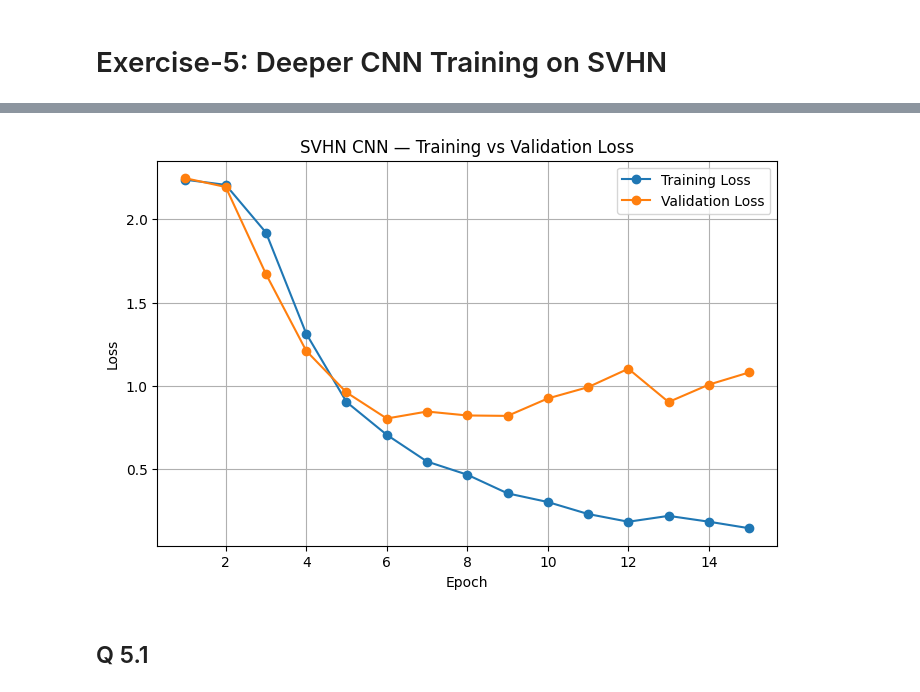
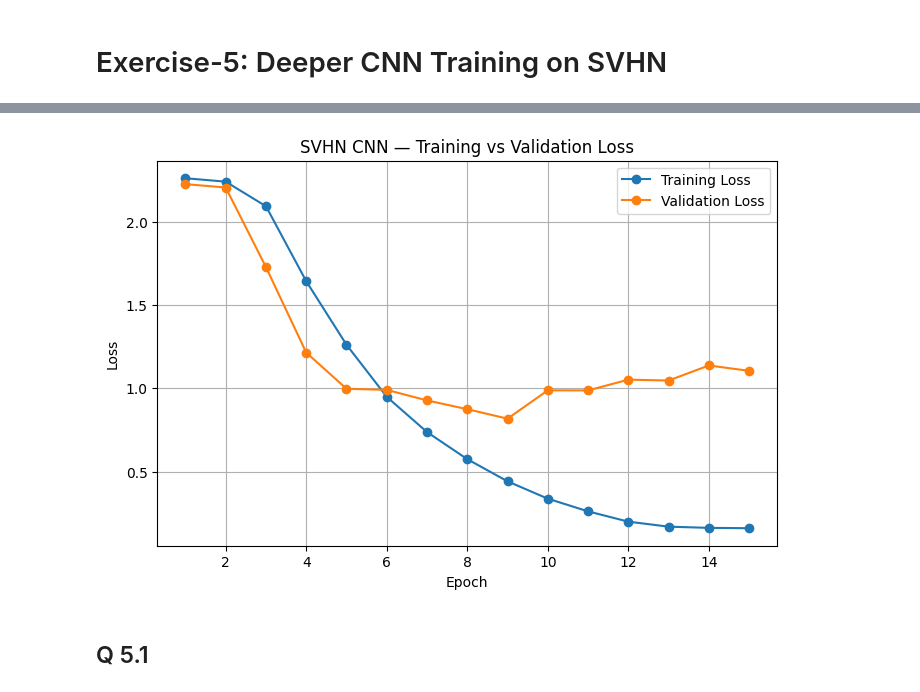
Before and after one commit to lcmolteberg/Machineoblig3, a Jupyter notebook: Assignment3.ipynb, the cells around one changed output, grey strips where cells are left out. Cells and saved outputs as stored; diff of their text form; code cells hidden in the pictures.

```diff
--- a/Assignment3.ipynb
+++ b/Assignment3.ipynb
@@ -386,8 +386,8 @@ tfm = transforms.Compose([
     transforms.Normalize(mean=(0.1307), std=(0.3081))
 ])
 
-full_train = datasets.MNIST("./data", train=True, transform=tfm, download=True)
-full_test = datasets.MNIST("./data", train=False, transform=tfm, download=True)
+train_set = datasets.MNIST("./data", train=True, transform=tfm, download=True)
+test_set = datasets.MNIST("./data", train=False, transform=tfm, download=True)
 
 
 n_train = 1000
@@ -750,48 +767,34 @@ model = SVHN_CNN().to(device)
 optimizer = optim.Adam(model.parameters(), lr=0.001)
 loss_fn = nn.CrossEntropyLoss()
 
-def evaluate_loss(model, loader):
-    model.eval()
-    total, n = 0.0, 0
-    for x, y in loader:
-        x, y = x.to(device), y.to(device)
-        logits = model(x)
-        loss = loss_fn(logits, y)
-        total += loss.item() * x.size(0)
-        n += x.size(0)
-    return total / n
+# Ignite trainer for handling trainingloop
+trainer = create_supervised_trainer(model, optimizer, loss_fn, device=device)
 
-def evaluate_acc(model, loader):
-    model.eval()
-    correct, total = 0, 0
-    for x, y in loader:
-        x, y = x.to(device), y.to(device)
-        pred = model(x).argmax(1)
-        correct += (pred == y).sum().item()
-        total += y.size(0)
-    return correct / total
+# Ignite evaluator, does model.eval() / no_grad and calculates metrics over a dataloader
+evaluator = create_supervised_evaluator(
+    model, metrics={"loss": Loss(loss_fn), "accuracy": Accuracy()}, device=device
+)
 
+# Training loss batch average
+RunningAverage(output_transform=lambda out: out).attach(trainer, "train_loss_batch")
+
+#Plotting history
 train_losses, val_losses = [], []
 
-epochs = 15
-for epoch in range(1, epochs+1):
-    model.train()
-    running = 0.0
-    for x, y in train_loader:
-        x, y = x.to(device), y.to(device)
-        optimizer.zero_grad()
-        logits = model(x)
-        loss = loss_fn(logits, y)
-        loss.backward()
-        optimizer.step()
-        running += loss.item() * x.size(0)
+# Reads training and val loss, validates metrics on val_loader
+@trainer.on(Events.EPOCH_COMPLETED)
+def log_and_validate(engine):
+    train_loss = engine.state.metrics["train_loss_batch"]
+    evaluator.run(val_loader)
+    val_loss = evaluator.state.metrics["loss"]
+    train_losses.append(float(train_loss))
+    val_losses.append(float(val_loss))
+    print(f"Epoch {engine.state.epoch:02d} | train {train_loss:.4f} | val {val_loss:.4f}")
 
-    train_loss = running / len(train_loader.dataset)
-    train_losses.append(train_loss)
-    val_loss = evaluate_loss(model, val_loader)
-    val_losses.append(val_loss)
-    print(f"Epoch {epoch:02d} | train {train_loss:.4f} | val {val_loss:.4f}")
+max_epochs = 15
+trainer.run(train_loader, max_epochs=max_epochs)
 
+# Plots train and val loss
 plt.figure(figsize=(8,5))
 epochs = range(1, len(train_losses)+1)
 plt.plot(epochs, train_losses, marker='o', label='Training Loss')
@@ -817,4 +820,4 @@ Epoch 15 | train 0.1449 | val 1.0805
-[figure, old version]
+[figure, new version]
 # %% [markdown]
 ## Q 5.1
 # %%
```
Also changed, not shown: parts of 16 cells of this notebook.
